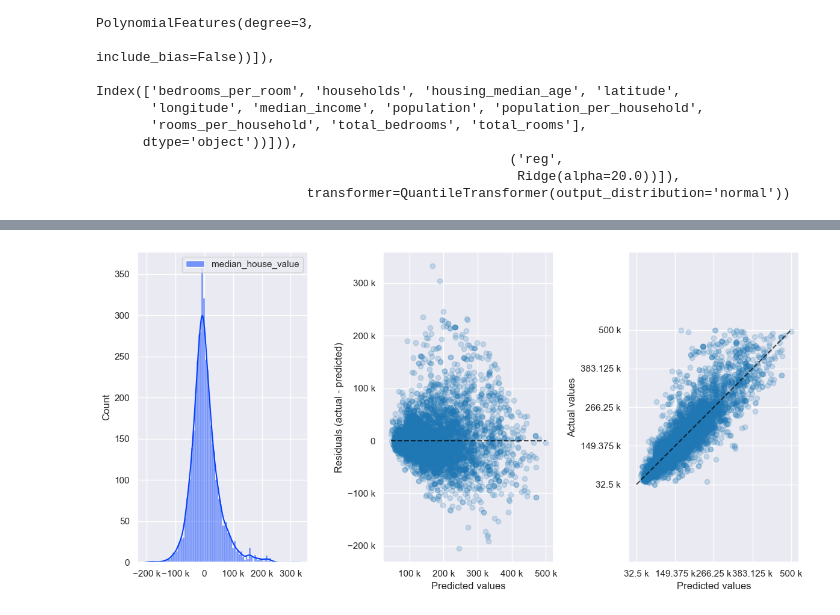
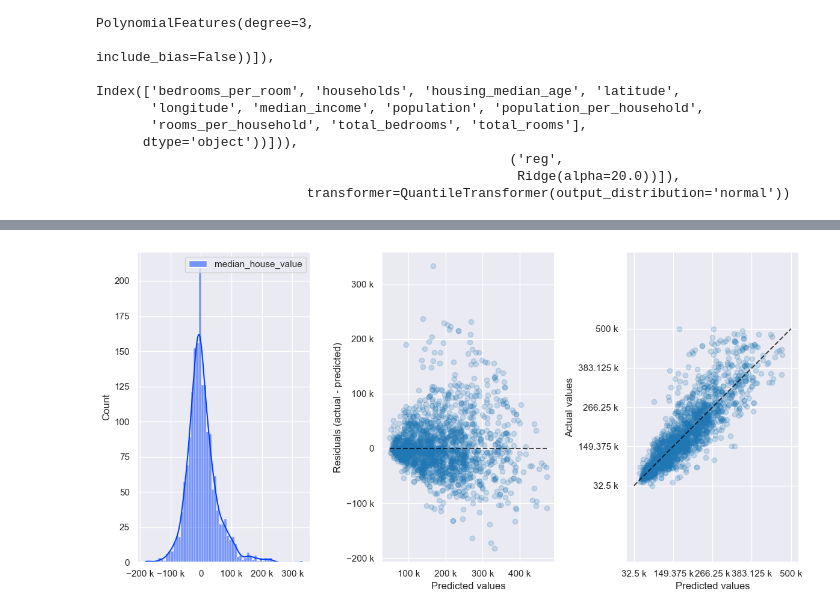
Before and after one commit to VieiraJulio/Projeto-Regressao---Em-dev, a Jupyter notebook: notebooks/04-jv-modelos-parte_00.ipynb, the cells around one changed output, grey strips where cells are left out. Cells and saved outputs as stored; diff of their text form; code cells hidden in the pictures.

```diff
--- a/notebooks/04-jv-modelos-parte_00.ipynb
+++ b/notebooks/04-jv-modelos-parte_00.ipynb
@@ -323,4 +323,4 @@ plot_comparar_metricas_modelos(df_resultados)
 # %%
-plot_residuos_estimador(grid_search.best_estimator_, X, y, fracao_amostra= 0.25, eng_formatter= True)
+plot_residuos_estimador(grid_search.best_estimator_, X, y, fracao_amostra= 0.10, eng_formatter= True)
 # %% [output]
-[figure, old version]
+[figure, new version]
```
Also changed, not shown: parts of 7 cells of this notebook.
